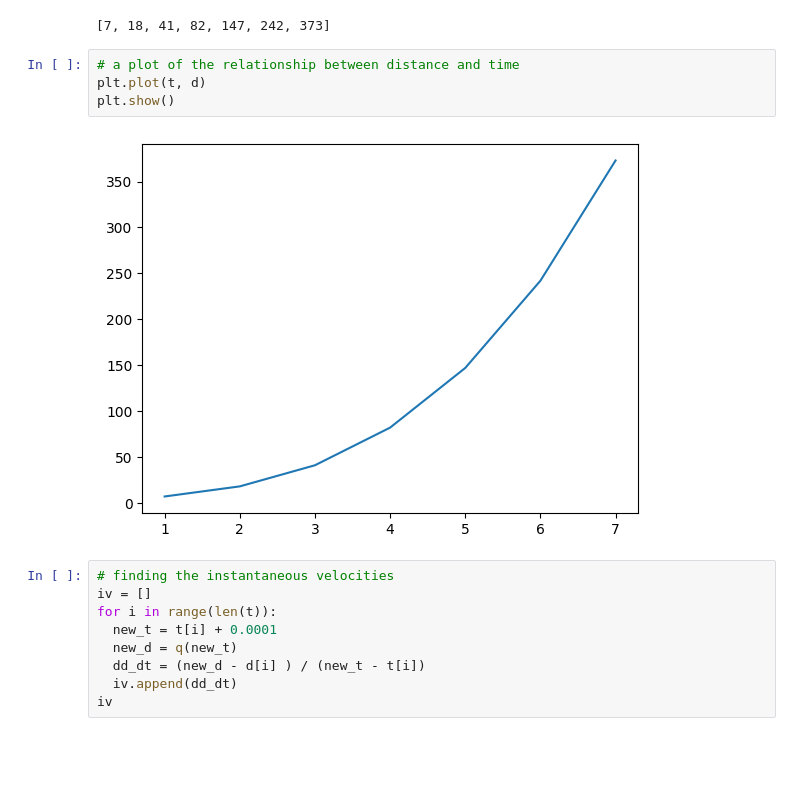
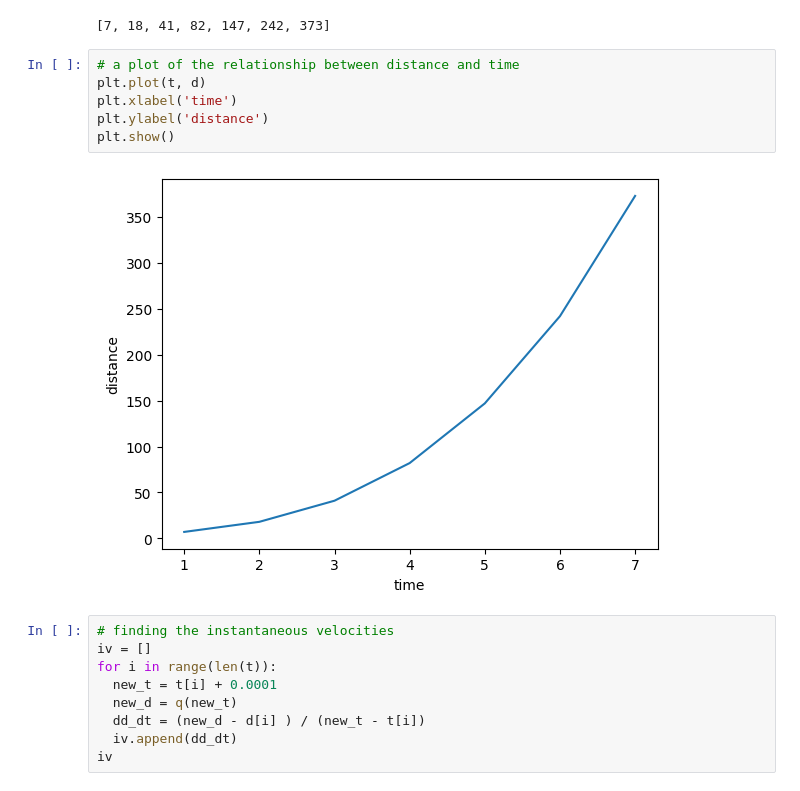
Before and after one commit to Fagboye/googlecolab_playground, a Jupyter notebook: Instantaneous_v.ipynb, the cells around one changed output. Cells and saved outputs as stored; diff of their text form; blank space fills up the shorter version.

```diff
--- a/Instantaneous_v.ipynb
+++ b/Instantaneous_v.ipynb
@@ -24,9 +24,11 @@ print(d)
 # %%
 # a plot of the relationship between distance and time
 plt.plot(t, d)
+plt.xlabel('time')
+plt.ylabel('distance')
 plt.show()
 # %% [output]
-[figure, old version]
+[figure, new version]
 # %%
 # finding the instantaneous velocities
 iv = []
```
